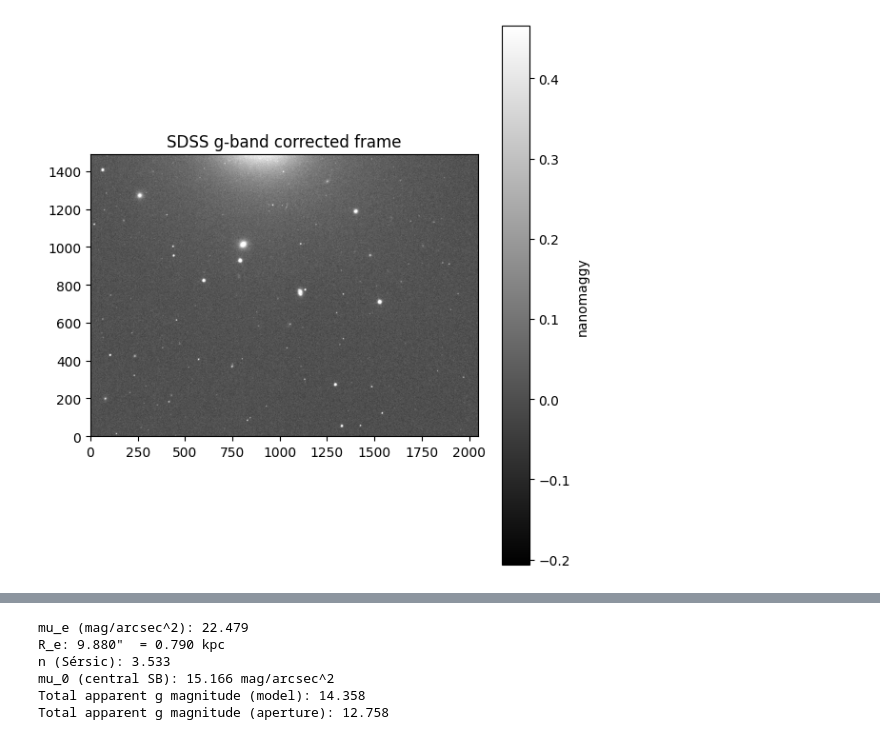
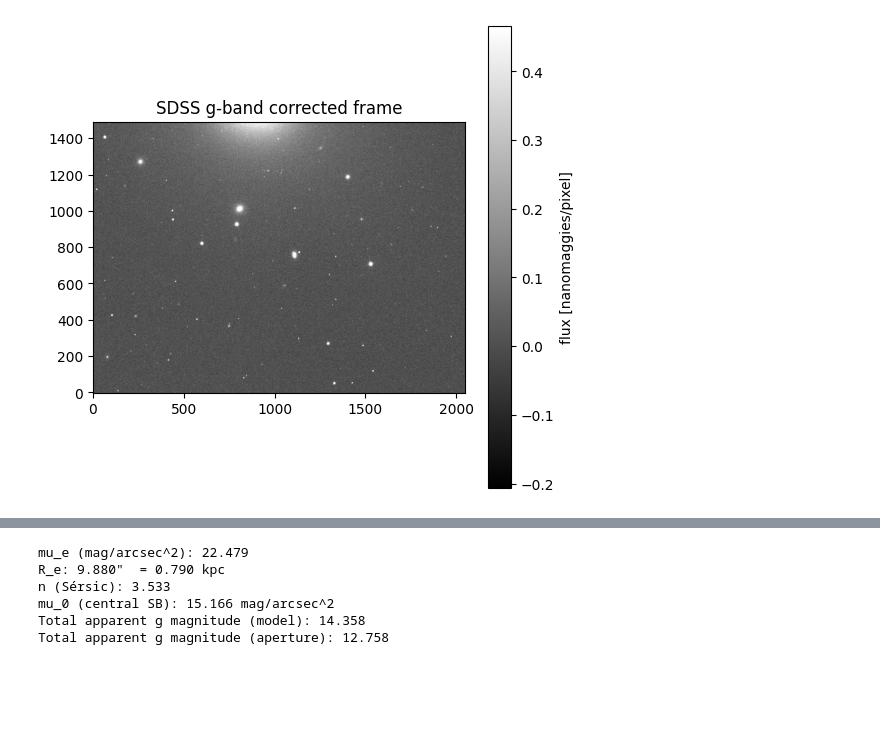
Before and after one commit to Hern-A/SurfaceBrightnessProfile, a Jupyter notebook: SurfaceBrightnessProfile.ipynb, the cells around one changed output, grey strips where cells are left out. Drawn from its saved outputs; the diff is of its cells as text; code cells hidden in the pictures; blank space fills up the shorter version.

```diff
--- a/SurfaceBrightnessProfile.ipynb
+++ b/SurfaceBrightnessProfile.ipynb
@@ -17,20 +10,19 @@ from photutils.isophote import EllipseGeometry, Ellipse
 # %%
 from astropy.visualization import ZScaleInterval, ImageNormalize  # local import for this cell only
 
 # load data + header
-img = fits.getdata("C:/Users/andre/Desktop/Astro/GalacticAstronomy/SurfaceBrightnessProfile/frame-g-002168-5-0147.fits").astype(np.float32)
-hdr = fits.getheader("C:/Users/andre/Desktop/Astro/GalacticAstronomy/SurfaceBrightnessProfile/frame-g-002168-5-0147.fits")
+img = fits.getdata("C:/Users/andre/Desktop/Astro/GalacticAstronomy/SurfaceBrightnessProfile/NGC4467.fits").astype(np.float32)
+hdr = fits.getheader("C:/Users/andre/Desktop/Astro/GalacticAstronomy/SurfaceBrightnessProfile/NGC4467.fits")
 
 # optional: pull units for labeling if available
 bunit = hdr.get('BUNIT', 'flux per pixel')
 
 # quick display with zscale
 norm = ImageNormalize(img, interval=ZScaleInterval())
-plt.figure(figsize=(6, 6))
+plt.figure(figsize=(6,6))
 plt.imshow(img, origin='lower', cmap='gray', norm=norm)
 plt.title("SDSS g-band corrected frame")
-plt.colorbar(label=bunit)
-plt.tight_layout()
+plt.colorbar(label='flux [nanomaggies/pixel]')
 plt.show()
 # %% [output]
-[figure, old version]
+[figure, new version]
```
Also changed, not shown: parts of 28 cells of this notebook, 20 other files.
